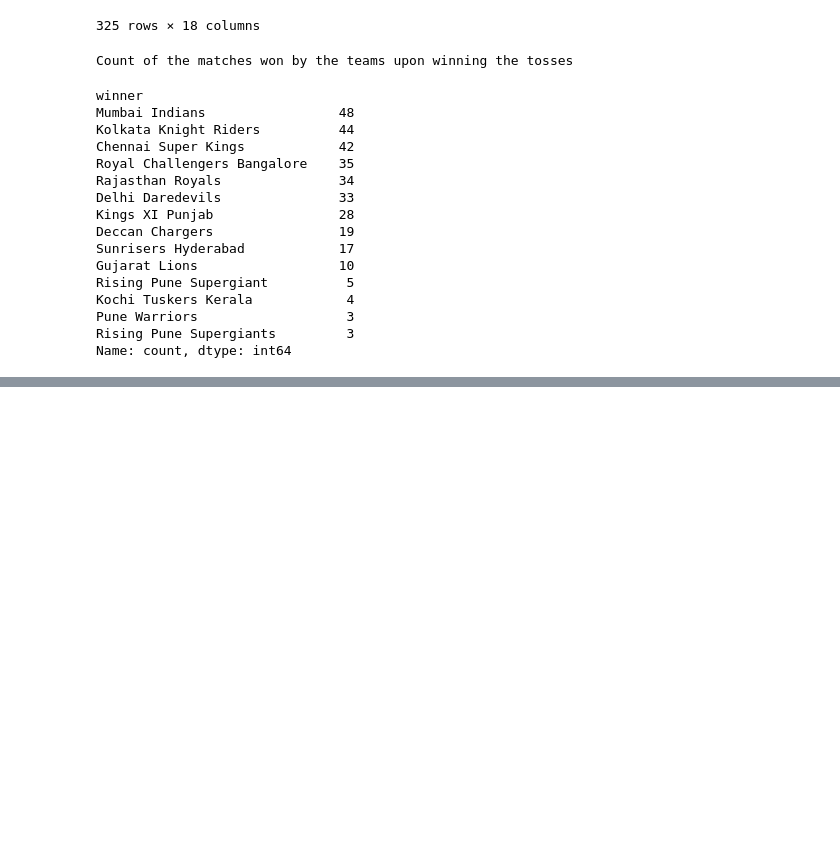
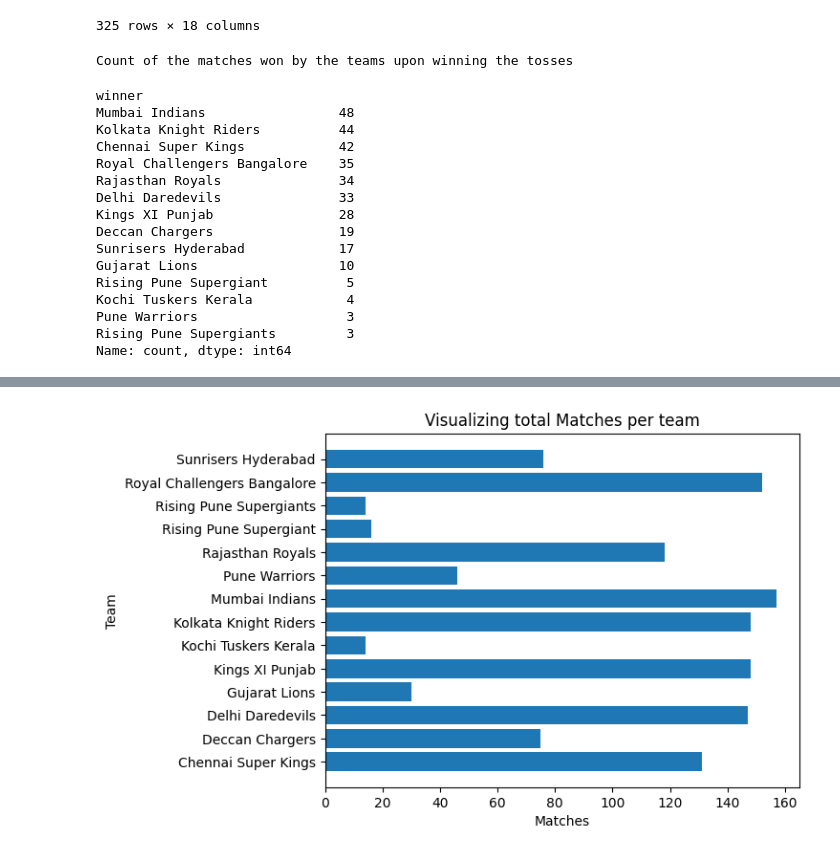
Before and after one commit to XxMurtazaxX/Machine-Learning-Prerequisites, a Jupyter notebook: Pandas/IPL Matches Analysis.ipynb, the cells around one changed output, grey strips where cells are left out. Cells and saved outputs as stored; diff of their text form; code cells hidden in the pictures; blank space fills up the shorter version.

```diff
--- a/Pandas/IPL Matches Analysis.ipynb
+++ b/Pandas/IPL Matches Analysis.ipynb
@@ -228,0 +237,10 @@ plt.show()
+# %%
+winning_rate = data['team1'].value_counts() + data['team2'].value_counts()
+
+plt.barh(winning_rate.index, winning_rate.values)
+plt.xlabel('Matches')
+plt.ylabel('Team')
+plt.title('Visualizing total Matches per team')
+plt.show()
+# %% [output]
+[figure, added]
```
Also changed, not shown: parts of 7 cells of this notebook.
